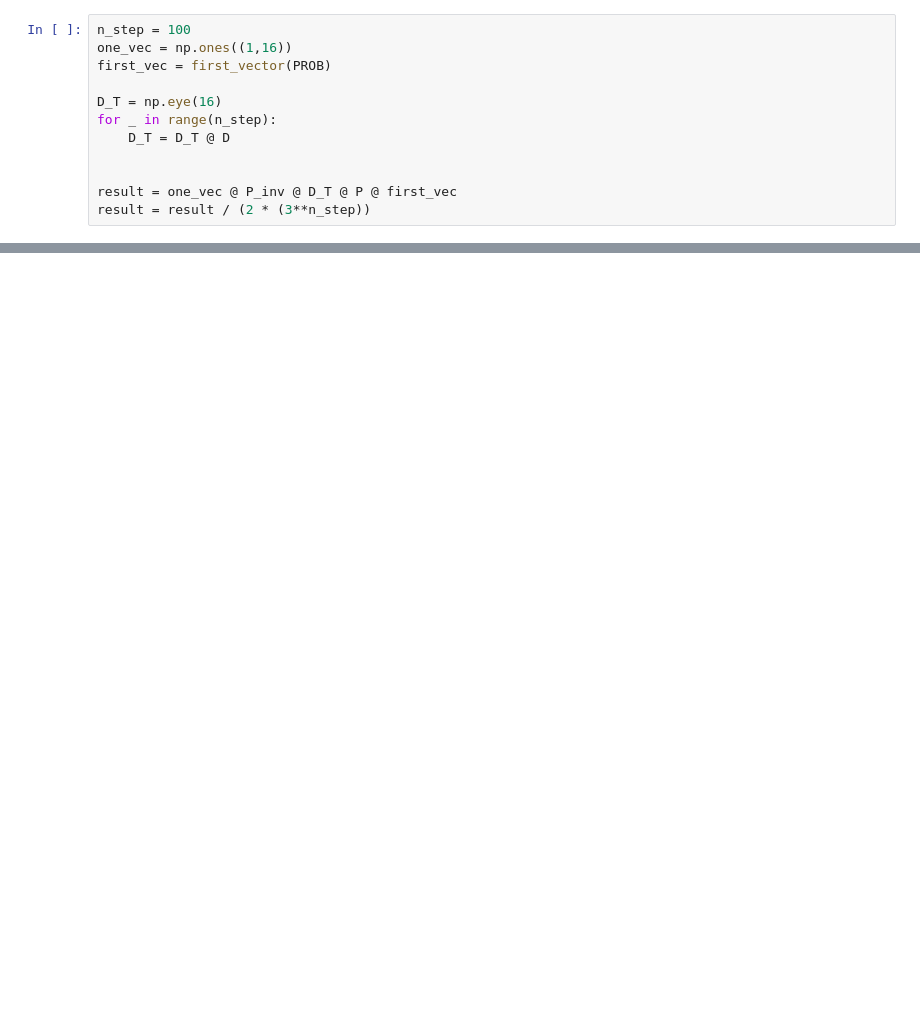
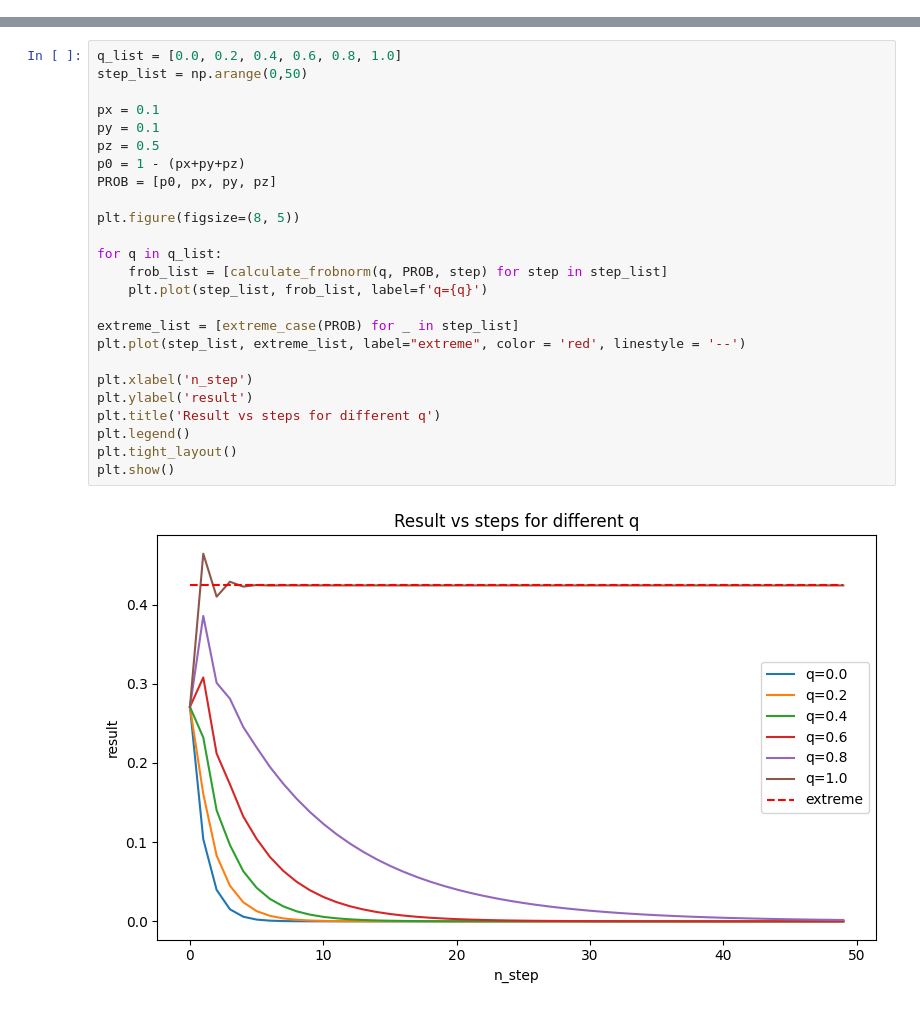
Before and after one commit to YommoY-official/MPQMasters, a Jupyter notebook: non_markovian_general_eigenvalue.ipynb, the cells around one changed output, grey strips where cells are left out. Cells and saved outputs as stored; diff of their text form; blank space fills up the shorter version.

```diff
--- a/non_markovian_general_eigenvalue.ipynb
+++ b/non_markovian_general_eigenvalue.ipynb
@@ -71,12 +141,0 @@ P invertible: True, det(P) = 0.019648-0.000000j
-# %%
-n_step = 100
-one_vec = np.ones((1,16))
-first_vec = first_vector(PROB)
-
-D_T = np.eye(16)
-for _ in range(n_step):
-    D_T = D_T @ D
-
-
-result = one_vec @ P_inv @ D_T @ P @ first_vec
-result = result / (2 * (3**n_step))
@@ -82,0 +153,27 @@ result = result / (2 * (3**n_step))
+# %%
+q_list = [0.0, 0.2, 0.4, 0.6, 0.8, 1.0]
+step_list = np.arange(0,50)
+
+px = 0.1
+py = 0.1
+pz = 0.5
+p0 = 1 - (px+py+pz)
+PROB = [p0, px, py, pz]
+
+plt.figure(figsize=(8, 5))
+
+for q in q_list:
+    frob_list = [calculate_frobnorm(q, PROB, step) for step in step_list]
+    plt.plot(step_list, frob_list, label=f'q={q}')
+
+extreme_list = [extreme_case(PROB) for _ in step_list]
+plt.plot(step_list, extreme_list, label="extreme", color = 'red', linestyle = '--')
+
+plt.xlabel('n_step')
+plt.ylabel('result')
+plt.title('Result vs steps for different q')
+plt.legend()
+plt.tight_layout()
+plt.show()
+# %% [output]
+[figure, added]
```
Also changed, not shown: parts of 10 cells of this notebook.
